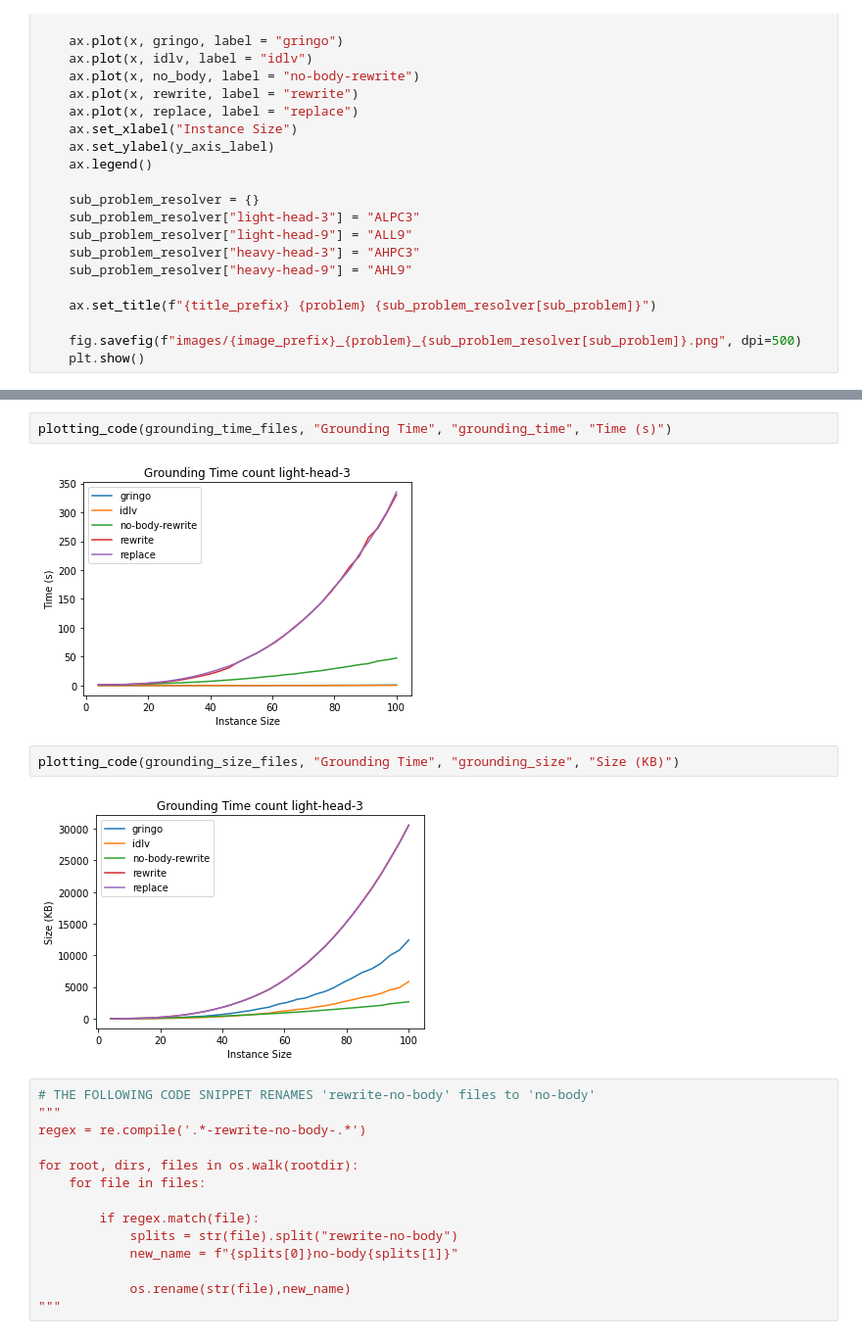
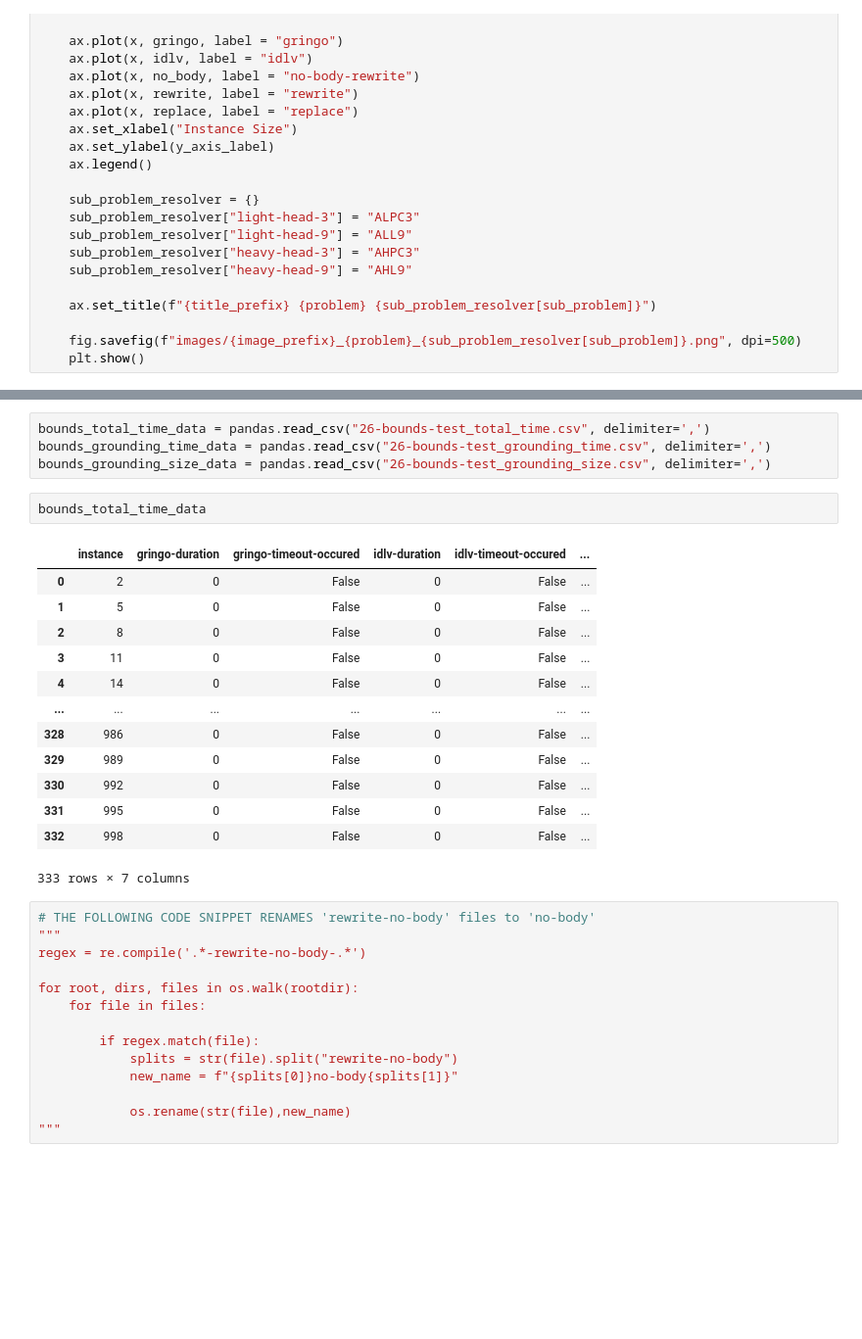
Before and after one commit to viktorbesin/newground, a Jupyter notebook: benchmark_output/benchmark-evaluation.ipynb, the cells around one changed output, grey strips where cells are left out. Shown: that part at 98% size. Saved outputs shown, nothing was run; the diff lists cells and outputs as text; blank space fills up the shorter version.

Commit message:
[TESTS] - Enhanced data evaluation

```diff
--- a/benchmark_output/benchmark-evaluation.ipynb
+++ b/benchmark_output/benchmark-evaluation.ipynb
@@ -297,11 +294,23 @@ def plotting_code(files, title_prefix, image_prefix, y_axis_label):
-# %%
-plotting_code(grounding_time_files, "Grounding Time", "grounding_time", "Time (s)")
-# %% [output]
-[figure, removed]
 # %%
-plotting_code(grounding_size_files, "Grounding Time", "grounding_size", "Size (KB)")
+bounds_total_time_data = pandas.read_csv("26-bounds-test_total_time.csv", delimiter=',')
+bounds_grounding_time_data = pandas.read_csv("26-bounds-test_grounding_time.csv", delimiter=',')
+bounds_grounding_size_data = pandas.read_csv("26-bounds-test_grounding_size.csv", delimiter=',')
-# %% [output]
-[figure, removed]
+# %%
+bounds_total_time_data
+# %% [output]
+|  | instance | gringo-duration | gringo-timeout-occured | idlv-duration | idlv-timeout-occured | ... |
+| 0 | 2 | 0 | False | 0 | False | ... |
+| 1 | 5 | 0 | False | 0 | False | ... |
+| 2 | 8 | 0 | False | 0 | False | ... |
+| 3 | 11 | 0 | False | 0 | False | ... |
+| 4 | 14 | 0 | False | 0 | False | ... |
+| ... | ... | ... | ... | ... | ... | ... |
+| 328 | 986 | 0 | False | 0 | False | ... |
+| 329 | 989 | 0 | False | 0 | False | ... |
+| 330 | 992 | 0 | False | 0 | False | ... |
+| 331 | 995 | 0 | False | 0 | False | ... |
+| 332 | 998 | 0 | False | 0 | False | ... |
+333 rows × 7 columns
 # %%
 # THE FOLLOWING CODE SNIPPET RENAMES 'rewrite-no-body' files to 'no-body'
 """
```
Also changed, not shown: parts of 1 cell of this notebook.
